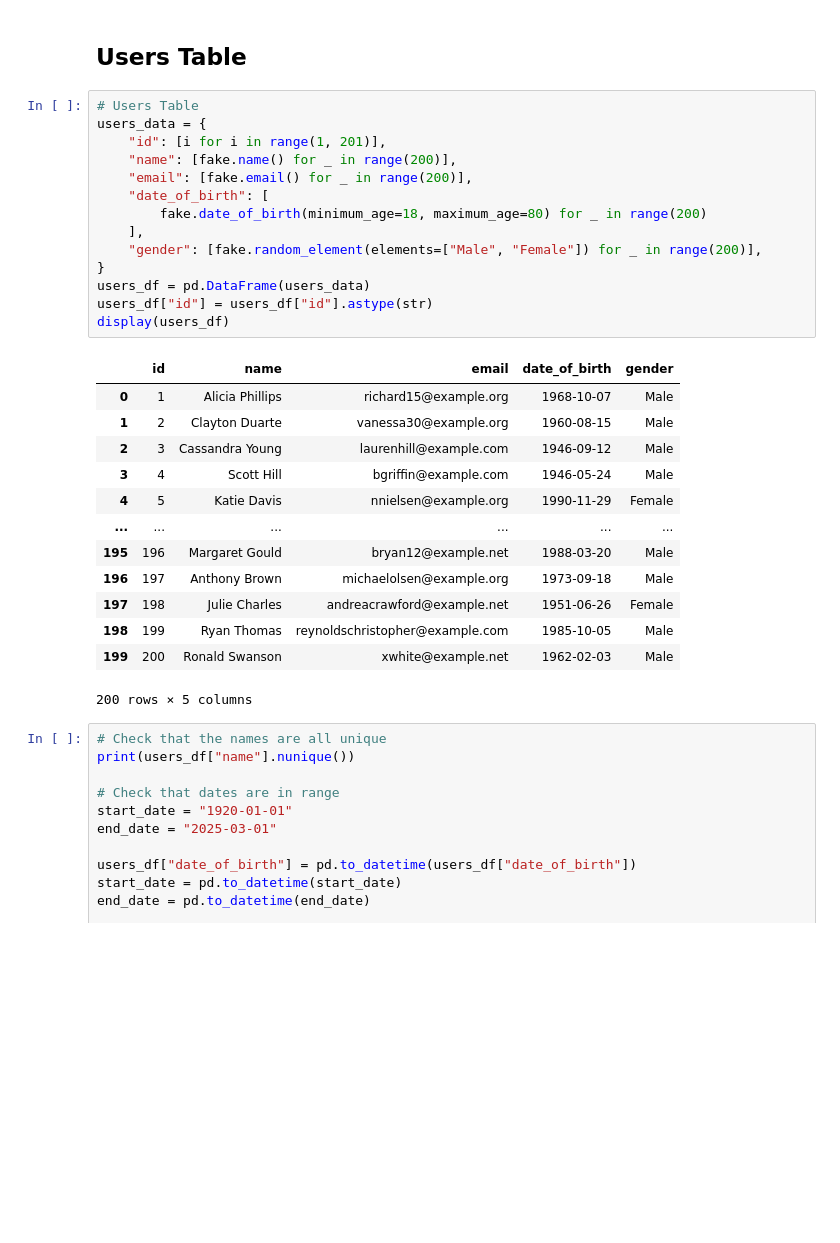
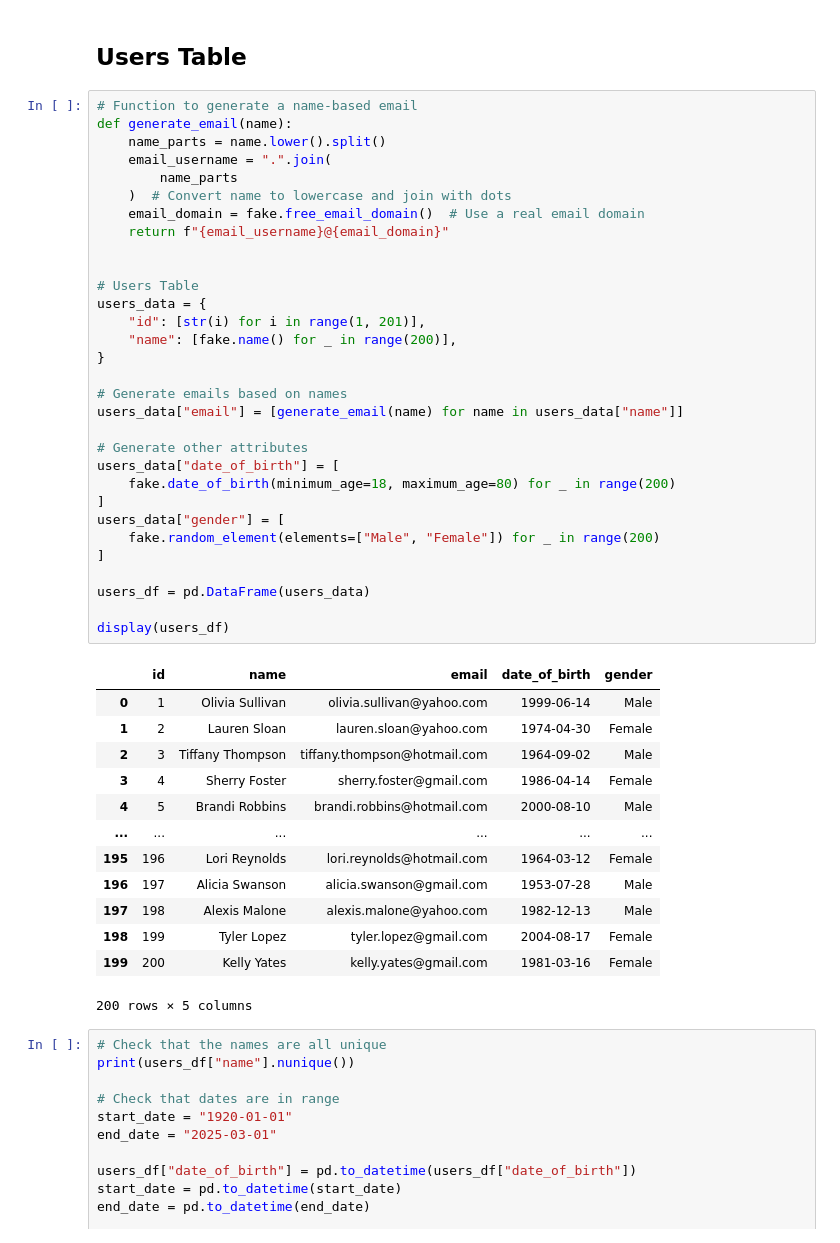
Before and after one commit to 0Upjh80d/agents, a Jupyter notebook: notebooks/genarate_database.ipynb, the cells around one changed output. Cells and saved outputs as stored; diff of their text form; blank space fills up the shorter version.

Commit message:
chore: ensured name and email makes sense in dummy database

```diff
--- a/notebooks/genarate_database.ipynb
+++ b/notebooks/genarate_database.ipynb
@@ -17,32 +17,49 @@ The `id` column will be in string. This is to mimic the real life scenario, wher
 # %% [markdown]
 ## Users Table
 # %%
+# Function to generate a name-based email
+def generate_email(name):
+    name_parts = name.lower().split()
+    email_username = ".".join(
+        name_parts
+    )  # Convert name to lowercase and join with dots
+    email_domain = fake.free_email_domain()  # Use a real email domain
+    return f"{email_username}@{email_domain}"
+
+
 # Users Table
 users_data = {
-    "id": [i for i in range(1, 201)],
+    "id": [str(i) for i in range(1, 201)],
     "name": [fake.name() for _ in range(200)],
-    "email": [fake.email() for _ in range(200)],
-    "date_of_birth": [
-        fake.date_of_birth(minimum_age=18, maximum_age=80) for _ in range(200)
-    ],
-    "gender": [fake.random_element(elements=["Male", "Female"]) for _ in range(200)],
 }
+
+# Generate emails based on names
+users_data["email"] = [generate_email(name) for name in users_data["name"]]
+
+# Generate other attributes
+users_data["date_of_birth"] = [
+    fake.date_of_birth(minimum_age=18, maximum_age=80) for _ in range(200)
+]
+users_data["gender"] = [
+    fake.random_element(elements=["Male", "Female"]) for _ in range(200)
+]
+
 users_df = pd.DataFrame(users_data)
-users_df["id"] = users_df["id"].astype(str)
+
 display(users_df)
 # %% [output]
 |  | id | name | email | date_of_birth | gender |
-| 0 | 1 | Alicia Phillips | richard15@example.org | 1968-10-07 | Male |
-| 1 | 2 | Clayton Duarte | vanessa30@example.org | 1960-08-15 | Male |
-| 2 | 3 | Cassandra Young | laurenhill@example.com | 1946-09-12 | Male |
-| 3 | 4 | Scott Hill | bgriffin@example.com | 1946-05-24 | Male |
-| 4 | 5 | Katie Davis | nnielsen@example.org | 1990-11-29 | Female |
+| 0 | 1 | Olivia Sullivan | olivia.sullivan@yahoo.com | 1999-06-14 | Male |
+| 1 | 2 | Lauren Sloan | lauren.sloan@yahoo.com | 1974-04-30 | Female |
+| 2 | 3 | Tiffany Thompson | tiffany.thompson@hotmail.com | 1964-09-02 | Male |
+| 3 | 4 | Sherry Foster | sherry.foster@gmail.com | 1986-04-14 | Female |
+| 4 | 5 | Brandi Robbins | brandi.robbins@hotmail.com | 2000-08-10 | Male |
 | ... | ... | ... | ... | ... | ... |
-| 195 | 196 | Margaret Gould | bryan12@example.net | 1988-03-20 | Male |
-| 196 | 197 | Anthony Brown | michaelolsen@example.org | 1973-09-18 | Male |
-| 197 | 198 | Julie Charles | andreacrawford@example.net | 1951-06-26 | Female |
-| 198 | 199 | Ryan Thomas | reynoldschristopher@example.com | 1985-10-05 | Male |
-| 199 | 200 | Ronald Swanson | xwhite@example.net | 1962-02-03 | Male |
+| 195 | 196 | Lori Reynolds | lori.reynolds@hotmail.com | 1964-03-12 | Female |
+| 196 | 197 | Alicia Swanson | alicia.swanson@gmail.com | 1953-07-28 | Male |
+| 197 | 198 | Alexis Malone | alexis.malone@yahoo.com | 1982-12-13 | Male |
+| 198 | 199 | Tyler Lopez | tyler.lopez@gmail.com | 2004-08-17 | Female |
+| 199 | 200 | Kelly Yates | kelly.yates@gmail.com | 1981-03-16 | Female |
 200 rows × 5 columns
 # %%
 # Check that the names are all unique
```
Also changed, not shown: parts of 8 cells of this notebook.
